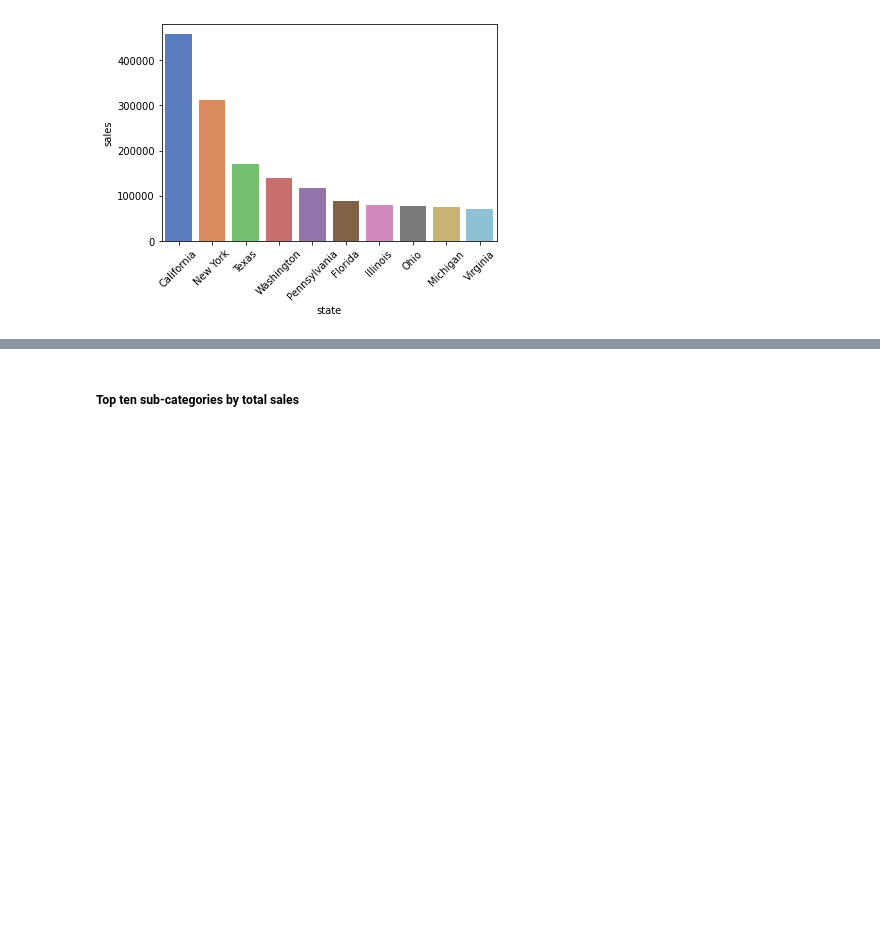
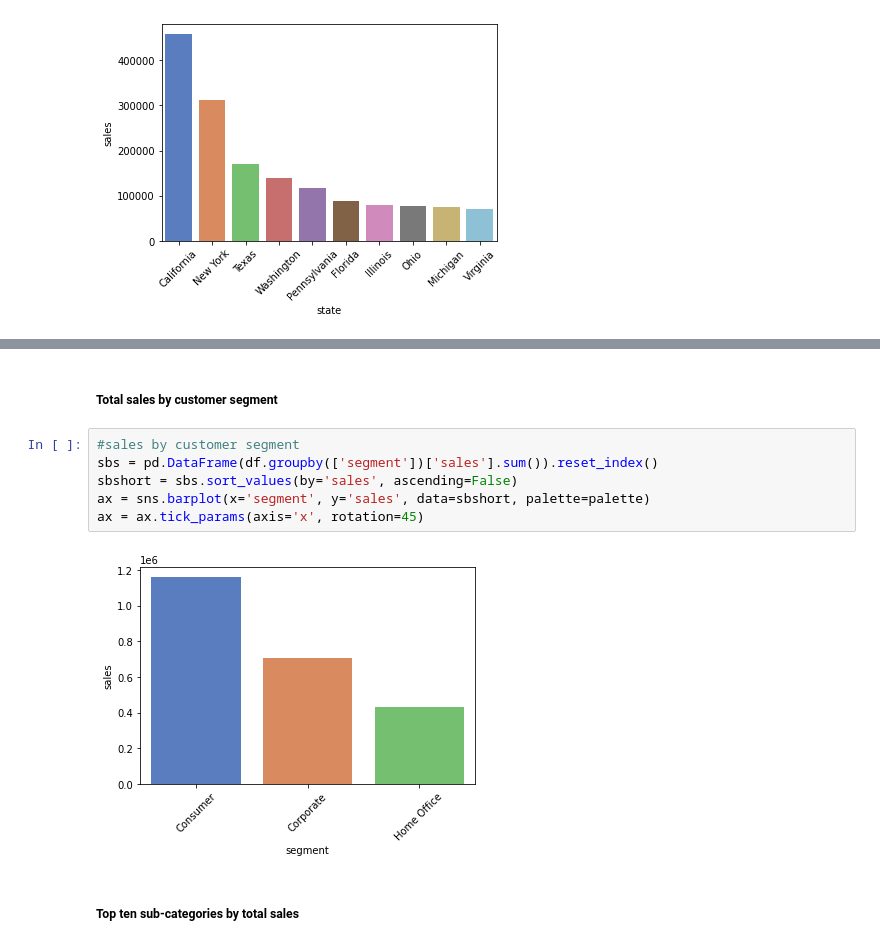
Before and after one commit to artemedius/repo, a Jupyter notebook: superstore.ipynb, the cells around one changed output, grey strips where cells are left out. Cells and saved outputs as stored; diff of their text form; blank space fills up the shorter version.

```diff
--- a/superstore.ipynb
+++ b/superstore.ipynb
@@ -22,3 +31,13 @@ ax = ax.tick_params(axis='x', rotation=45)
+# %% [markdown]
+##### Total sales by customer segment
+# %%
+#sales by customer segment
+sbs = pd.DataFrame(df.groupby(['segment'])['sales'].sum()).reset_index()
+sbshort = sbs.sort_values(by='sales', ascending=False)
+ax = sns.barplot(x='segment', y='sales', data=sbshort, palette=palette)
+ax = ax.tick_params(axis='x', rotation=45)
+# %% [output]
+[figure, added]
 # %% [markdown]
 ##### Top ten sub-categories by total sales
 # %%
```
Also changed, not shown: parts of 4 cells of this notebook.
